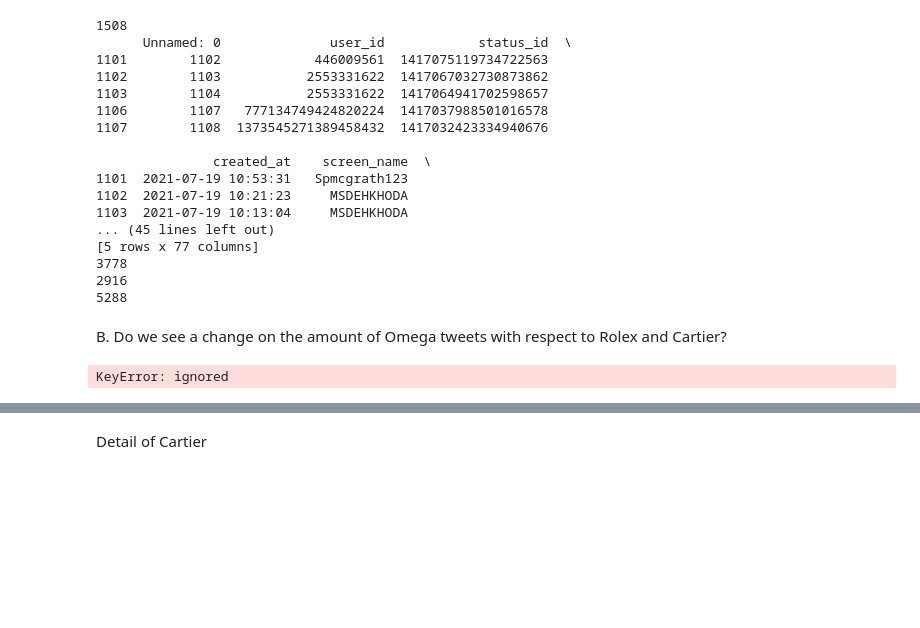
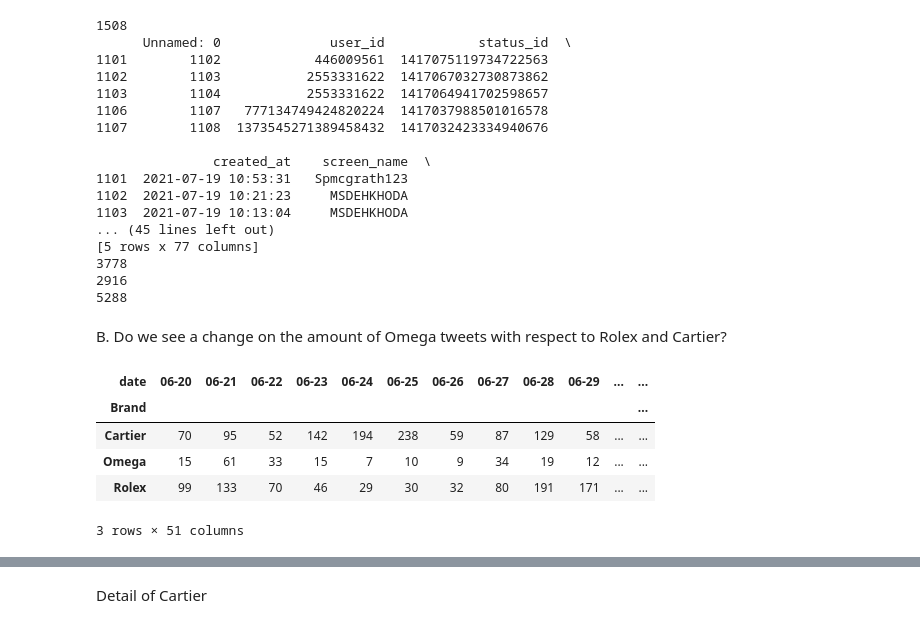
Before and after one commit to ialegre/SMA, a Jupyter notebook: notebook/2023_08_21_SponsorhipOlympics.ipynb, the cells around one changed output, grey strips where cells are left out. Drawn from its saved outputs; the diff is of its cells as text; code cells hidden in the pictures; blank space fills up the shorter version.

```diff
--- a/notebook/2023_08_21_SponsorhipOlympics.ipynb
+++ b/notebook/2023_08_21_SponsorhipOlympics.ipynb
@@ -69,10 +69,12 @@ B. Do we see a change on the amount of Omega tweets with respect to Rolex and Ca
 # %%
 df['created_at'] = pd.to_datetime(df['created_at'])
 df['date'] = df['created_at'].dt.strftime('%m-%d')
 brand_date_counts = df.groupby(['Brand', 'date']).size().unstack(fill_value=0)
-brand_date_counts.plot(kind='line', y='Cartier', color='blue')
-brand_date_counts.plot(kind='line', y='Rolex', color='red')
-brand_date_counts.plot(kind='line', y='Omega', color='green')
-plt.show()
+brand_date_counts.head()
 # %% [output]
+| date | 06-20 | 06-21 | 06-22 | 06-23 | 06-24 | 06-25 | 06-26 | 06-27 | 06-28 | 06-29 | ... | ... |
+| Brand |  |  |  |  |  |  |  |  |  |  |  | ... |
+| Cartier | 70 | 95 | 52 | 142 | 194 | 238 | 59 | 87 | 129 | 58 | ... | ... |
+| Omega | 15 | 61 | 33 | 15 | 7 | 10 | 9 | 34 | 19 | 12 | ... | ... |
+| Rolex | 99 | 133 | 70 | 46 | 29 | 30 | 32 | 80 | 191 | 171 | ... | ... |
-KeyError: ignored
+3 rows × 51 columns
```
Also changed, not shown: parts of 1 cell of this notebook.
